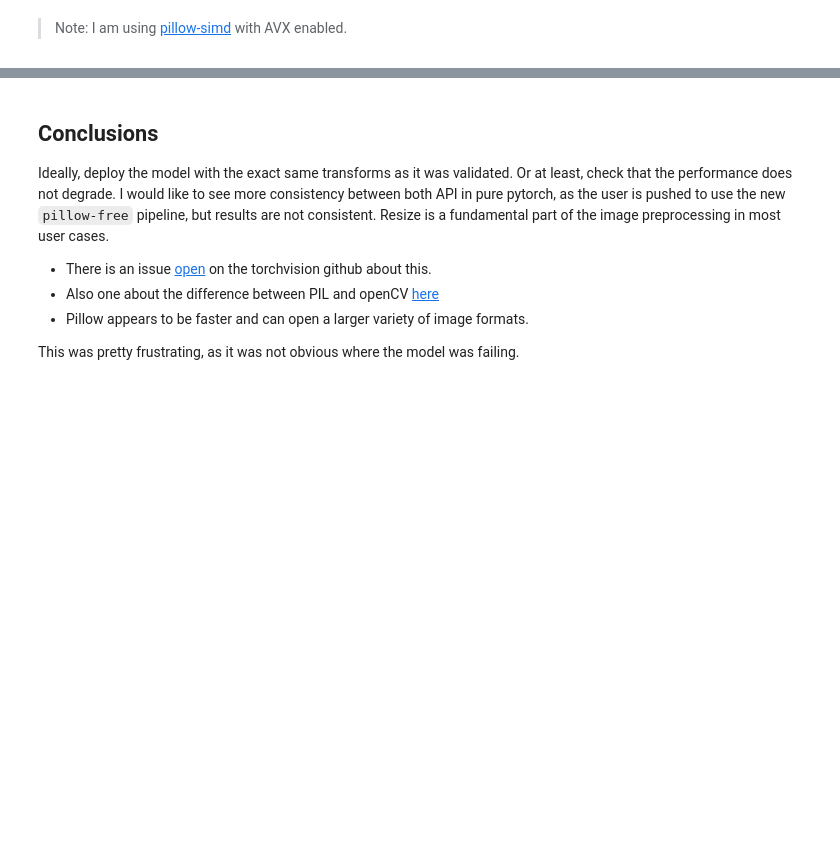
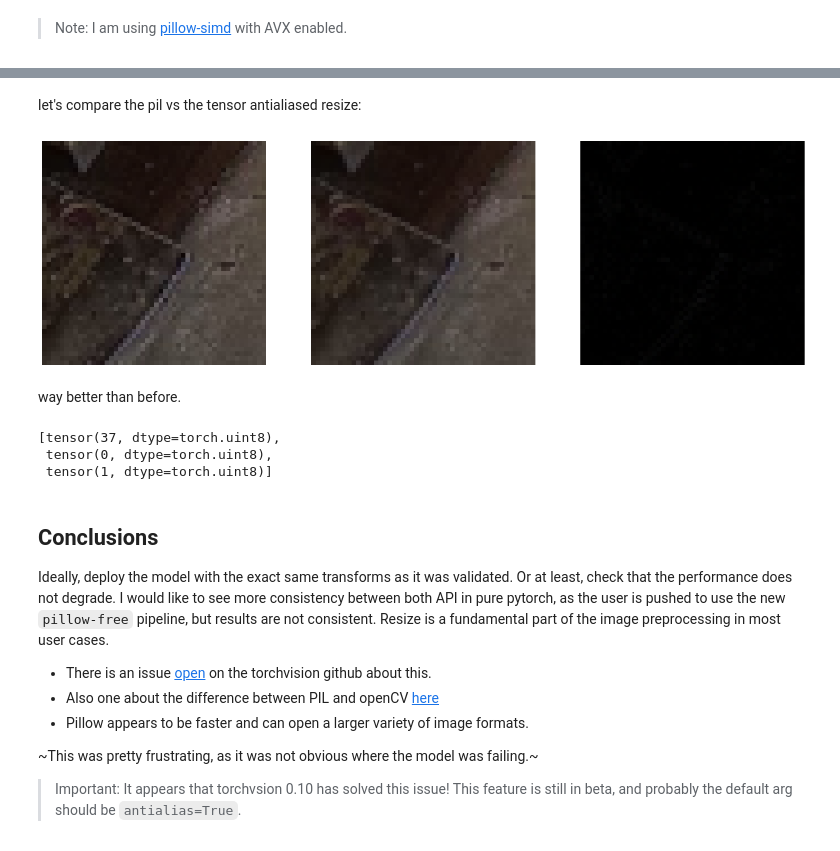
Before and after one commit to tcapelle/tcapelle.github.io, a Jupyter notebook: _notebooks/2021-02-26-image_resizing.ipynb, the cells around one changed output, grey strips where cells are left out. Saved outputs shown, nothing was run; the diff lists cells and outputs as text; code cells hidden in the pictures; blank space fills up the shorter version.

Commit message:
updated for torchvision .10

```diff
--- a/_notebooks/2021-02-26-image_resizing.ipynb
+++ b/_notebooks/2021-02-26-image_resizing.ipynb
@@ -307,3 +354,23 @@ def pil_pipe(fname):
+# %% [markdown]
+let's compare the pil vs the tensor antialiased resize:
+# %%
+tensor_pil_image_resized = T.ToTensor()(resized_pil_image)
+
+difference = (255*(tensor_pil_image_resized - timg_aa).abs()).to(torch.uint8)
+
+show_images([tensor_pil_image_resized[:,150:200,150:200],
+             timg_aa[:,150:200,150:200],
+             difference[:,150:200,150:200]], figsize=(24,12))
+# %% [output]
+[figure, added]
+# %% [markdown]
+way better than before.
+# %%
+[f(difference) for f in [torch.max, torch.min, torch.median]]
+# %% [output]
+[tensor(37, dtype=torch.uint8),
+ tensor(0, dtype=torch.uint8),
+ tensor(1, dtype=torch.uint8)]
 # %% [markdown]
 ## Conclusions
 
@@ -314,4 +381,6 @@ I would like to see more consistency between both API in pure pytorch, as the us
 - Also one about the difference between PIL and openCV [here](https://github.com/python-pillow/Pillow/issues/2718)
 - Pillow appears to be faster and can open a larger variety of image formats.
 
-This was pretty frustrating, as it was not obvious where the model was failing.
+~This was pretty frustrating, as it was not obvious where the model was failing.~
+
+>Important: It appears that torchvsion 0.10 has solved this issue! This feature is still in beta, and probably the default arg should be `antialias=True`.
```
Also changed, not shown: parts of 10 cells of this notebook.
